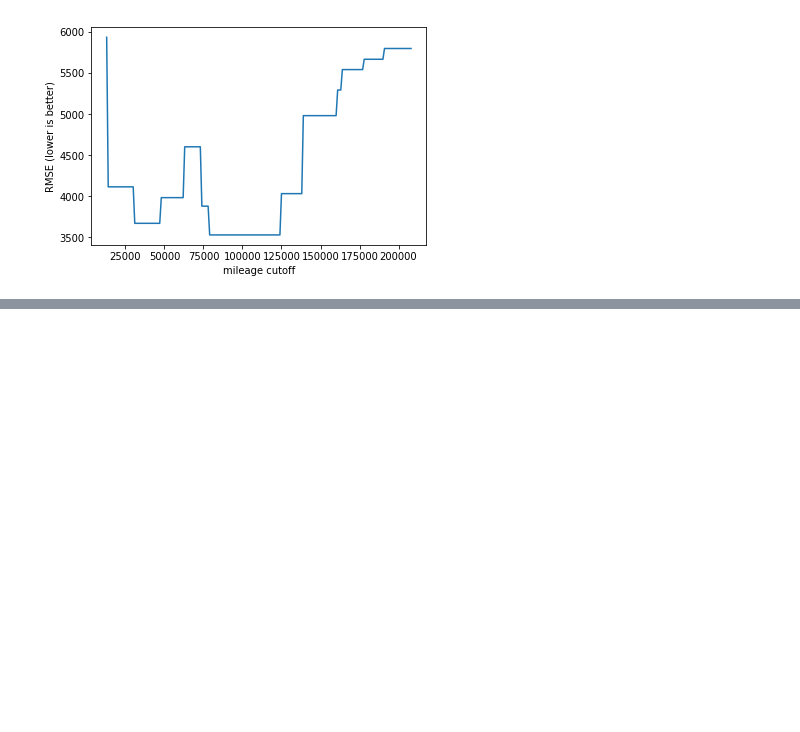
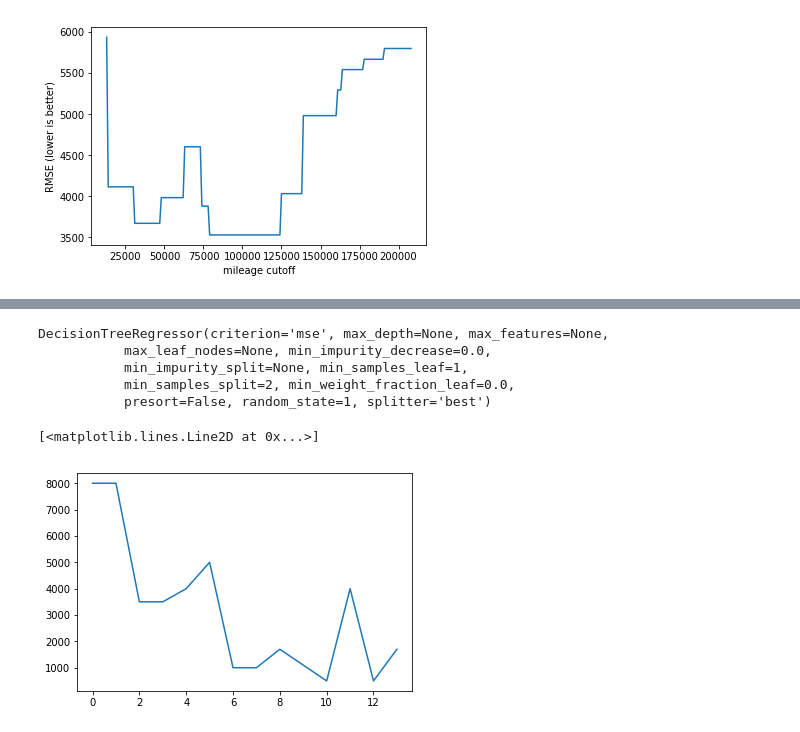
Before and after one commit to naidaire/lesson15_decision_trees, a Jupyter notebook: Scratch_Notebook.ipynb, the cells around one changed output, grey strips where cells are left out. Saved outputs shown, nothing was run; the diff lists cells and outputs as text; code cells hidden in the pictures; blank space fills up the shorter version.

Commit message:
new notes on decision trees, paused at tuning stage

```diff
--- a/Scratch_Notebook.ipynb
+++ b/Scratch_Notebook.ipynb
@@ -179,3 +179,8 @@ plt.xlabel('mileage cutoff')
 plt.ylabel('RMSE (lower is better)');
 # %% [output]
 [figure]
+# %%
+train.loc[:, 'is_truck'] = train.loc[:, 'vtype'].map({'car': 0,
+                                                      'truck': 1})
+
+train
@@ -181,0 +203,27 @@ plt.ylabel('RMSE (lower is better)');
+# %%
+feature_cols = ['year', 'miles', 'doors', 'is_truck']
+
+X = train.loc[:, feature_cols]
+y = train.loc[:, 'price']
+
+from sklearn.tree import DecisionTreeRegressor
+
+treereg = DecisionTreeRegressor(random_state=1)
+treereg
+# %% [output]
+DecisionTreeRegressor(criterion='mse', max_depth=None, max_features=None,
+           max_leaf_nodes=None, min_impurity_decrease=0.0,
+           min_impurity_split=None, min_samples_leaf=1,
+           min_samples_split=2, min_weight_fraction_leaf=0.0,
+           presort=False, random_state=1, splitter='best')
+# %%
+from sklearn.model_selection import cross_val_score
+
+scores = -cross_val_score(treereg, X, y, cv=14, scoring='neg_mean_squared_error')
+rmse = np.sqrt(scores)
+np.mean(rmse)
+# %%
+plt.plot(rmse)
+# %% [output]
+[<matplotlib.lines.Line2D at 0x...>]
+[figure, added]
```
Also changed, not shown: parts of 1 cell of this notebook.
